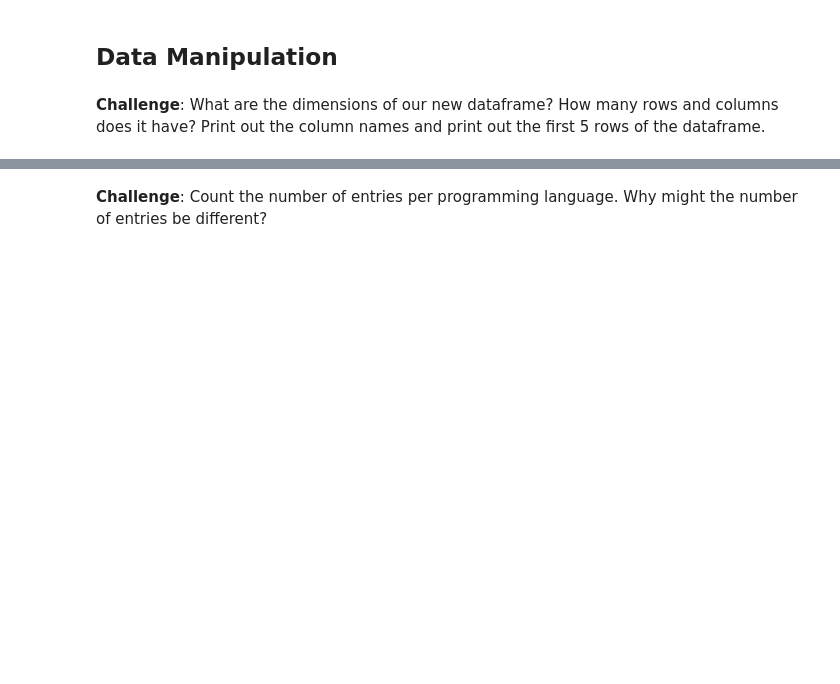
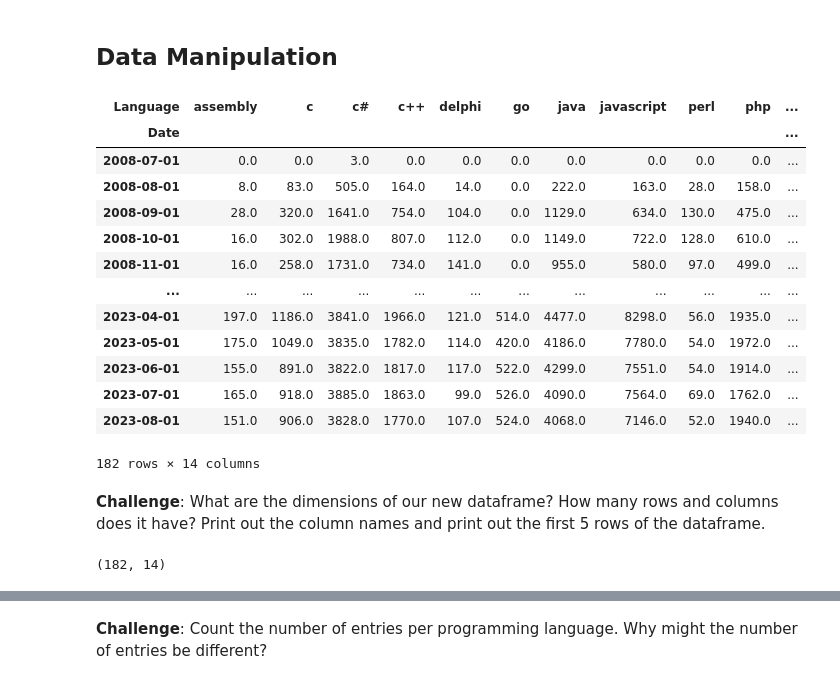
Before and after one commit to AlexVenger/100DaysOfCodePython, a Jupyter notebook: 73.DataVisualisation/Programming_Languages.ipynb, the cells around one changed output, grey strips where cells are left out. Drawn from its saved outputs; the diff is of its cells as text; code cells hidden in the pictures; blank space fills up the shorter version.

```diff
--- a/73.DataVisualisation/Programming_Languages.ipynb
+++ b/73.DataVisualisation/Programming_Languages.ipynb
@@ -135,5 +136,27 @@ See the caveats in the documentation: https://pandas.pydata.org/pandas-docs/stab
 | 5 | 2008-08-01 | c++ | 164.0 |
 # %% [markdown]
 ## Data Manipulation
+# %%
+reshaped_df = clean_df.pivot(index="Date", columns="Language", values="Post Count").fillna(0)
+reshaped_df
+# %% [output]
+| Language | assembly | c | c# | c++ | delphi | go | java | javascript | perl | php | ... |
+| Date |  |  |  |  |  |  |  |  |  |  | ... |
+| 2008-07-01 | 0.0 | 0.0 | 3.0 | 0.0 | 0.0 | 0.0 | 0.0 | 0.0 | 0.0 | 0.0 | ... |
+| 2008-08-01 | 8.0 | 83.0 | 505.0 | 164.0 | 14.0 | 0.0 | 222.0 | 163.0 | 28.0 | 158.0 | ... |
+| 2008-09-01 | 28.0 | 320.0 | 1641.0 | 754.0 | 104.0 | 0.0 | 1129.0 | 634.0 | 130.0 | 475.0 | ... |
+| 2008-10-01 | 16.0 | 302.0 | 1988.0 | 807.0 | 112.0 | 0.0 | 1149.0 | 722.0 | 128.0 | 610.0 | ... |
+| 2008-11-01 | 16.0 | 258.0 | 1731.0 | 734.0 | 141.0 | 0.0 | 955.0 | 580.0 | 97.0 | 499.0 | ... |
+| ... | ... | ... | ... | ... | ... | ... | ... | ... | ... | ... | ... |
+| 2023-04-01 | 197.0 | 1186.0 | 3841.0 | 1966.0 | 121.0 | 514.0 | 4477.0 | 8298.0 | 56.0 | 1935.0 | ... |
+| 2023-05-01 | 175.0 | 1049.0 | 3835.0 | 1782.0 | 114.0 | 420.0 | 4186.0 | 7780.0 | 54.0 | 1972.0 | ... |
+| 2023-06-01 | 155.0 | 891.0 | 3822.0 | 1817.0 | 117.0 | 522.0 | 4299.0 | 7551.0 | 54.0 | 1914.0 | ... |
+| 2023-07-01 | 165.0 | 918.0 | 3885.0 | 1863.0 | 99.0 | 526.0 | 4090.0 | 7564.0 | 69.0 | 1762.0 | ... |
+| 2023-08-01 | 151.0 | 906.0 | 3828.0 | 1770.0 | 107.0 | 524.0 | 4068.0 | 7146.0 | 52.0 | 1940.0 | ... |
+182 rows × 14 columns
 # %% [markdown]
 **Challenge**: What are the dimensions of our new dataframe? How many rows and columns does it have? Print out the column names and print out the first 5 rows of the dataframe.
+# %%
+reshaped_df.shape
+# %% [output]
+(182, 14)
```
Also changed, not shown: parts of 16 cells of this notebook.
